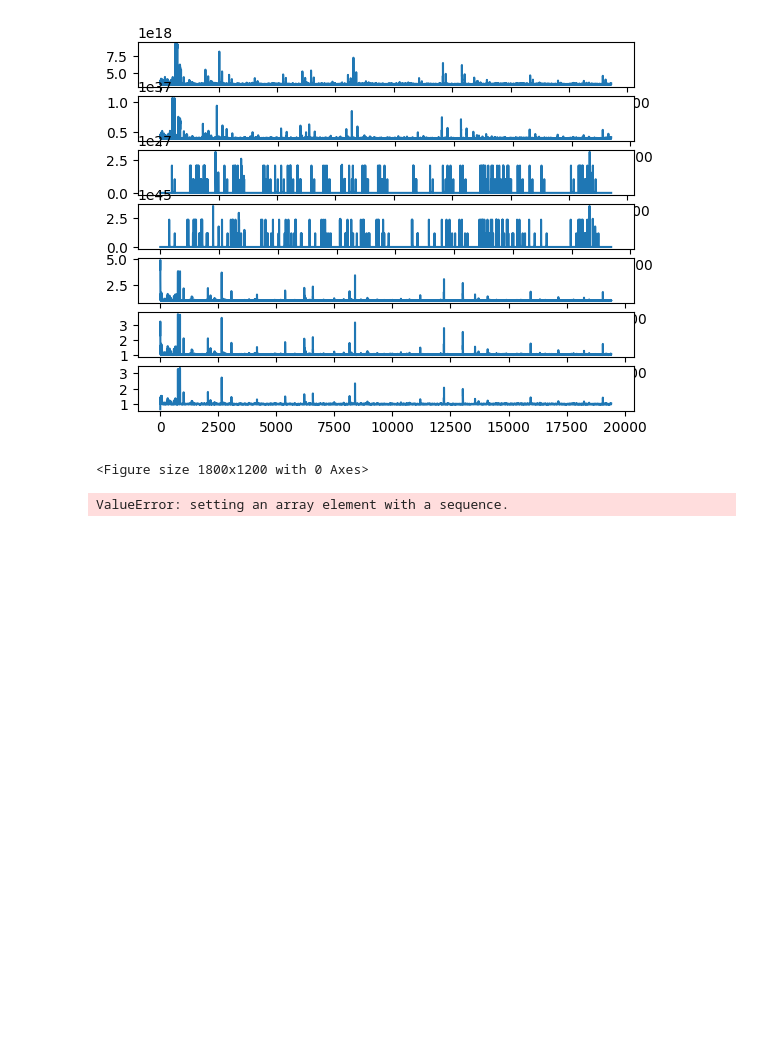
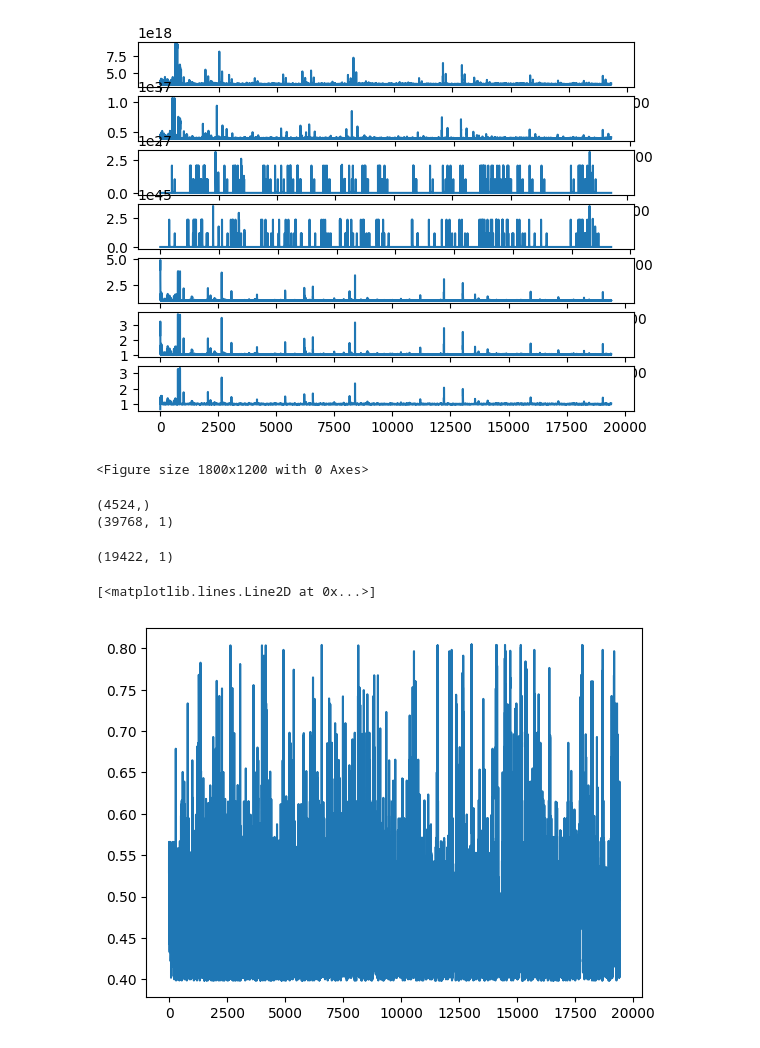
Before and after one commit to NikolayBlagoev/Dota_2_Highlight, a Jupyter notebook: get_anomalies.ipynb, the cells around one changed output. Saved outputs shown, nothing was run; the diff lists cells and outputs as text; code cells hidden in the pictures; blank space fills up the shorter version.

```diff
--- a/get_anomalies.ipynb
+++ b/get_anomalies.ipynb
@@ -53,6 +50,11 @@ getting data/topsdata\topson5.mp3
 (50807100,)
 getting data/topsdata\topson6.mp3
 (5516400,)
+# %%
+a = pydub.AudioSegment.from_mp3("data/mono.mp3")
+
+y = np.array(a.get_array_of_samples())
+data_binr, data_rmsr, _ = eval_sound(y,a)
 # %%
 fig, axs = plt.subplots(5)
 
@@ -80,12 +82,28 @@ plt.show()
 [figure]
 <Figure size 1800x1200 with 0 Axes>
 # %%
-from time_series.anomaly_detection import isolfor_outliar
+from sklearn.ensemble import IsolationForest
+def isolfor_outliar(arr):
+    arr = np.array(arr).reshape(-1, 1)
+    print(arr.shape)
+    forr = IsolationForest(contamination=0.01).fit(arr)
+    return forr
 db = np.array(data_bin[0])
+print(db.shape)
 for i in range(6):
     if i == 0:
         continue
     db = np.concatenate((db,np.array(data_bin[i])))
 forr = isolfor_outliar(db)
 # %% [output]
-ValueError: setting an array element with a sequence.
+(4524,)
+(39768, 1)
+# %%
+forr2 = isolfor_outliar(data_binr)
+# %% [output]
+(19422, 1)
+# %%
+plt.plot(np.abs(forr2.score_samples(np.array(data_binr).reshape(-1, 1))))
+# %% [output]
+[<matplotlib.lines.Line2D at 0x...>]
+[figure, added]
```
Also changed, not shown: parts of 6 cells of this notebook.
